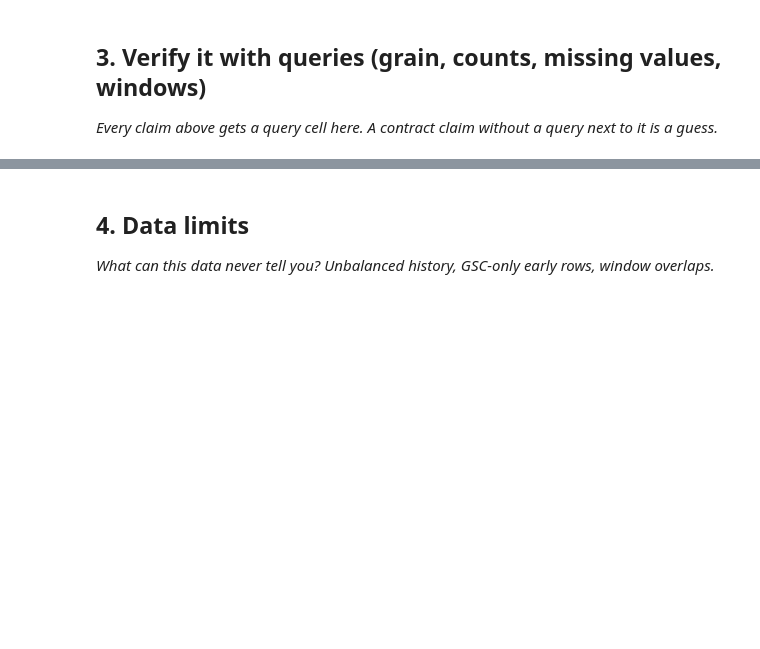
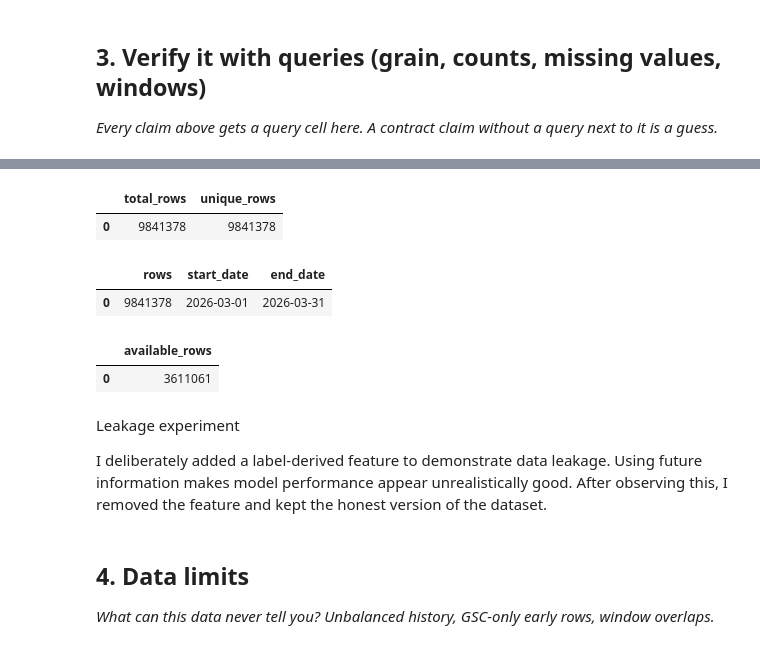
Before and after one commit to Samia2310/flyrank-assignment1-week1, a Jupyter notebook: work/notebooks/w03_data_contract.ipynb, the cells around one changed output, grey strips where cells are left out. Drawn from its saved outputs; the diff is of its cells as text; code cells hidden in the pictures; blank space fills up the shorter version.

```diff
--- a/work/notebooks/w03_data_contract.ipynb
+++ b/work/notebooks/w03_data_contract.ipynb
@@ -30,3 +144,46 @@ This skeleton is yours to fill. Work the sections **in order** — each one has
+# %%
+con.execute("""
+SELECT
+COUNT(*) total_rows,
+COUNT(DISTINCT (client_hash_id, content_hash_id, report_date)) unique_rows
+FROM read_parquet(
+'hf://datasets/FlyRank/internship-warehouse/fact_content_daily_performance/**/*.parquet'
+)
+WHERE month='2026-03'
+""").df()
+# %% [output]
+|  | total_rows | unique_rows |
+| 0 | 9841378 | 9841378 |
+# %%
+con.execute("""
+SELECT
+COUNT(*) AS rows,
+MIN(report_date) AS start_date,
+MAX(report_date) AS end_date
+FROM read_parquet(
+'hf://datasets/FlyRank/internship-warehouse/fact_content_daily_performance/**/*.parquet'
+)
+WHERE month='2026-03'
+""").df()
+# %% [output]
+|  | rows | start_date | end_date |
+| 0 | 9841378 | 2026-03-01 | 2026-03-31 |
+# %%
+con.execute("""
+SELECT COUNT(*) AS available_rows
+FROM read_parquet(
+'hf://datasets/FlyRank/internship-warehouse/fact_content_daily_performance/**/*.parquet'
+)
+WHERE month='2026-03'
+AND gsc_data_available IS TRUE
+""").df()
+# %% [output]
+|  | available_rows |
+| 0 | 3611061 |
+# %% [markdown]
+Leakage experiment
+
+I deliberately added a label-derived feature to demonstrate data leakage. Using future information makes model performance appear unrealistically good. After observing this, I removed the feature and kept the honest version of the dataset.
 # %% [markdown]
 ## 4. Data limits
 
```
Also changed, not shown: parts of 12 cells of this notebook.
